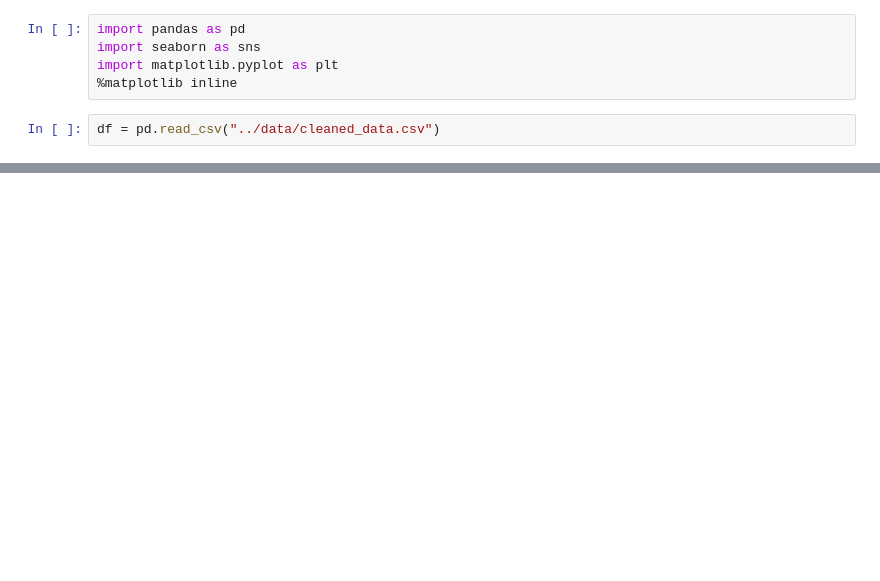
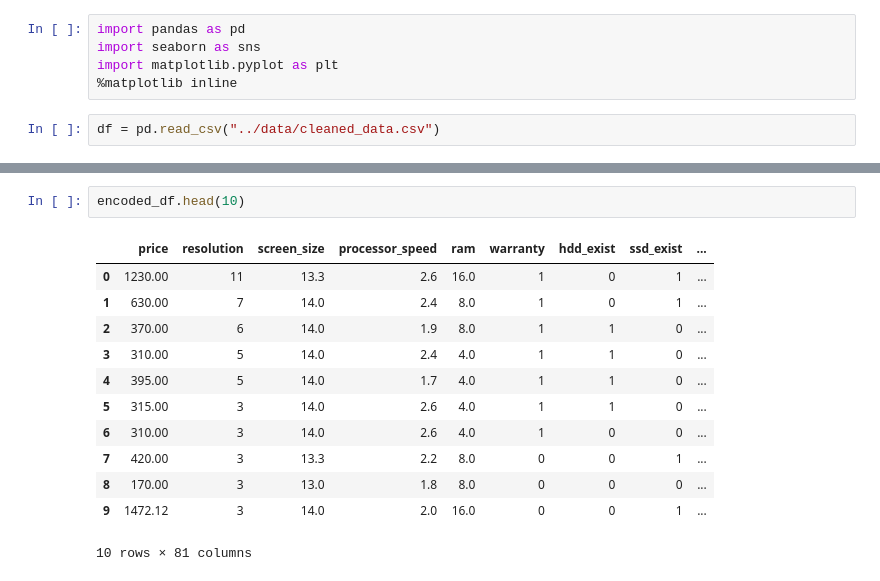
Before and after one commit to leonardoedgar/notebook-engine, a Jupyter notebook: scripts/show_correlation.ipynb, the cells around one changed output, grey strips where cells are left out. Drawn from its saved outputs; the diff is of its cells as text; blank space fills up the shorter version.

```diff
--- a/scripts/show_correlation.ipynb
+++ b/scripts/show_correlation.ipynb
@@ -34,0 +84,15 @@ memory usage: 30.8+ KB
+# %%
+encoded_df.head(10)
+# %% [output]
+|  | price | resolution | screen_size | processor_speed | ram | warranty | hdd_exist | ssd_exist | ... |
+| 0 | 1230.00 | 11 | 13.3 | 2.6 | 16.0 | 1 | 0 | 1 | ... |
+| 1 | 630.00 | 7 | 14.0 | 2.4 | 8.0 | 1 | 0 | 1 | ... |
+| 2 | 370.00 | 6 | 14.0 | 1.9 | 8.0 | 1 | 1 | 0 | ... |
+| 3 | 310.00 | 5 | 14.0 | 2.4 | 4.0 | 1 | 1 | 0 | ... |
+| 4 | 395.00 | 5 | 14.0 | 1.7 | 4.0 | 1 | 1 | 0 | ... |
+| 5 | 315.00 | 3 | 14.0 | 2.6 | 4.0 | 1 | 1 | 0 | ... |
+| 6 | 310.00 | 3 | 14.0 | 2.6 | 4.0 | 1 | 0 | 0 | ... |
+| 7 | 420.00 | 3 | 13.3 | 2.2 | 8.0 | 0 | 0 | 1 | ... |
+| 8 | 170.00 | 3 | 13.0 | 1.8 | 8.0 | 0 | 0 | 0 | ... |
+| 9 | 1472.12 | 3 | 14.0 | 2.0 | 16.0 | 0 | 0 | 1 | ... |
+10 rows × 81 columns
```
Also changed, not shown: parts of 13 cells of this notebook.
